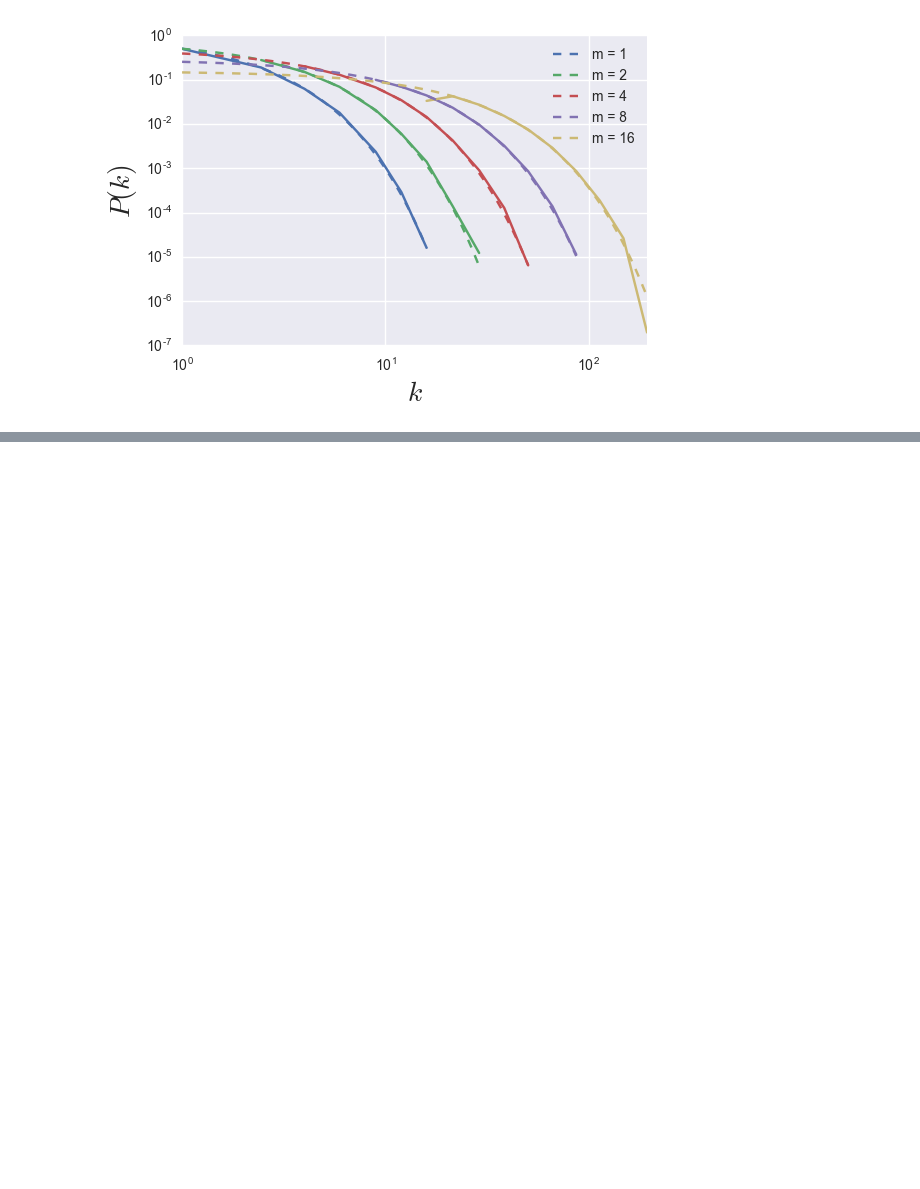
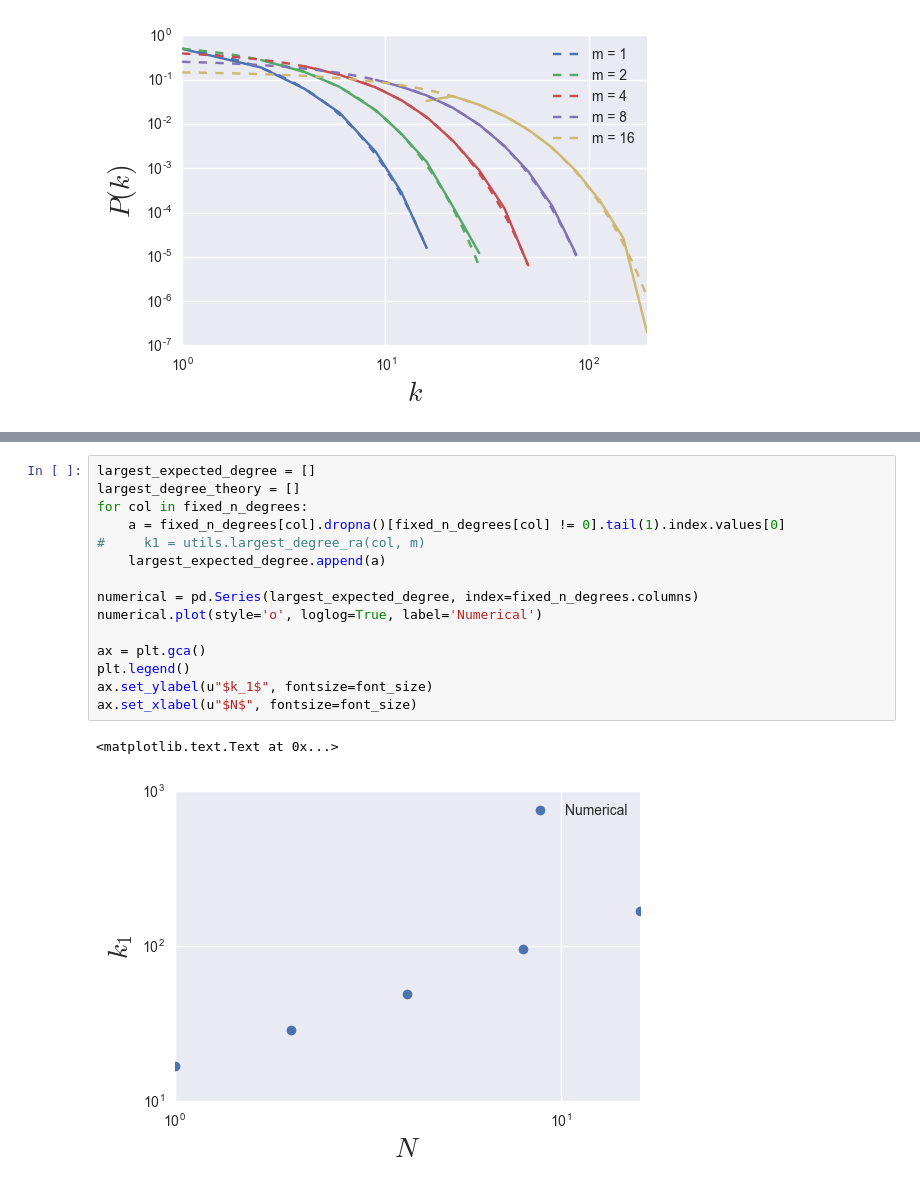
Before and after one commit to lingxz/networks, a Jupyter notebook: random-attachment.ipynb, the cells around one changed output, grey strips where cells are left out. Saved outputs shown, nothing was run; the diff lists cells and outputs as text; blank space fills up the shorter version.

```diff
--- a/random-attachment.ipynb
+++ b/random-attachment.ipynb
@@ -75,0 +110,18 @@ largest
+# %%
+largest_expected_degree = []
+largest_degree_theory = []
+for col in fixed_n_degrees:
+    a = fixed_n_degrees[col].dropna()[fixed_n_degrees[col] != 0].tail(1).index.values[0]
+#     k1 = utils.largest_degree_ra(col, m)
+    largest_expected_degree.append(a)
+
+numerical = pd.Series(largest_expected_degree, index=fixed_n_degrees.columns)
+numerical.plot(style='o', loglog=True, label='Numerical')
+
+ax = plt.gca()
+plt.legend()
+ax.set_ylabel(u"$k_1$", fontsize=font_size)
+ax.set_xlabel(u"$N$", fontsize=font_size)
+# %% [output]
+<matplotlib.text.Text at 0x...>
+[figure, added]
```
Also changed, not shown: parts of 10 cells of this notebook.
